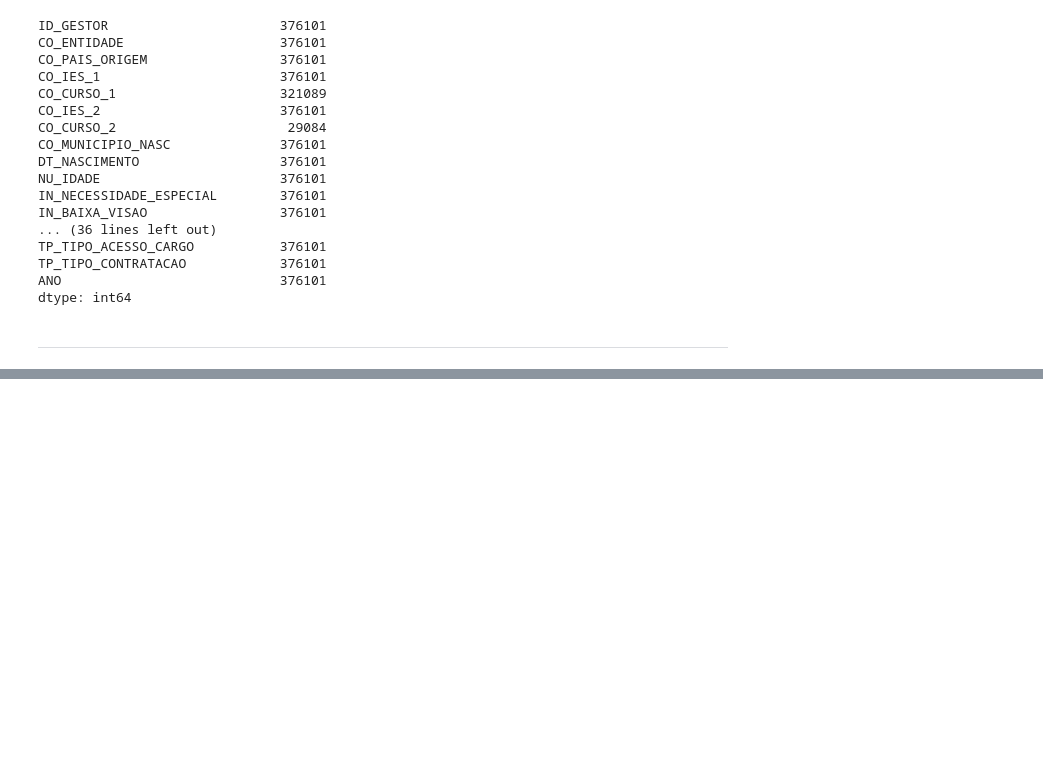
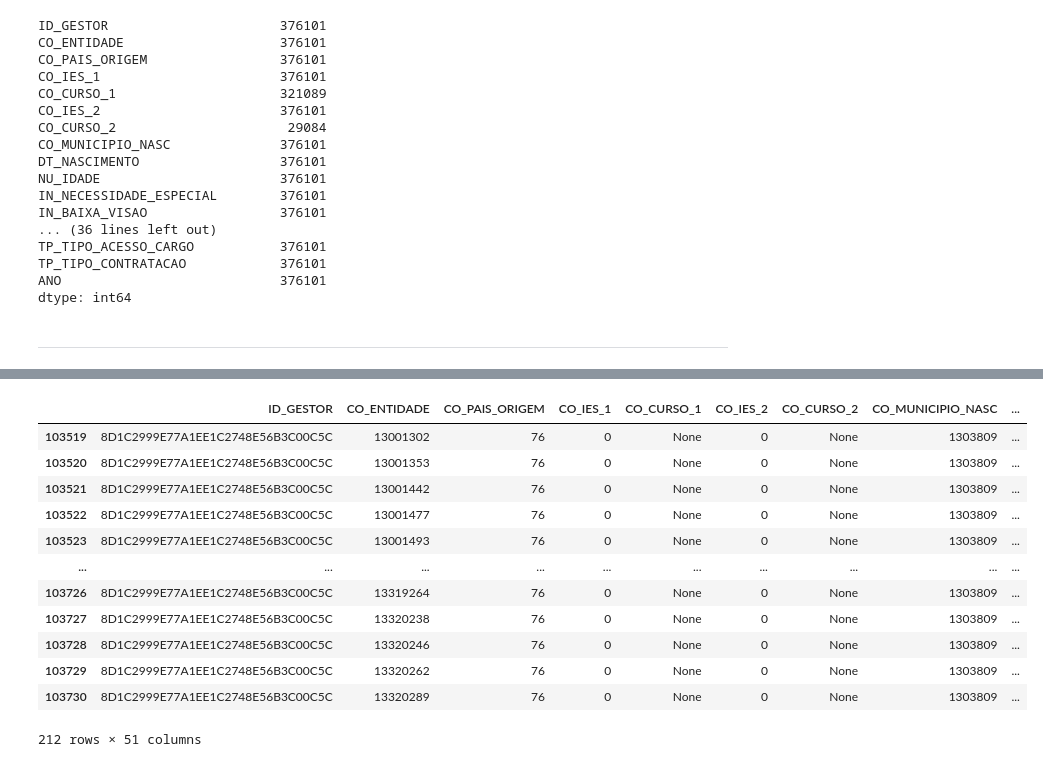
Before and after one commit to Ignorancia-Zero/curso-ciencia-dados, a Jupyter notebook: notebooks/Exploração - Censo Escolar - Gestor.ipynb, the cells around one changed output, grey strips where cells are left out. Saved outputs shown, nothing was run; the diff lists cells and outputs as text; code cells hidden in the pictures; blank space fills up the shorter version.

```diff
--- a/notebooks/Exploração - Censo Escolar - Gestor.ipynb
+++ b/notebooks/Exploração - Censo Escolar - Gestor.ipynb
@@ -161,0 +164,2 @@ dtype: int64
+# %%
+df = pd.read_parquet("../dados/completo/aquisicao/censo_gestor.parquet", filters=[("ANO", "=", 2020)])
@@ -161,0 +183,16 @@ dtype: int64
+# %%
+df.loc[lambda f: f["ID_GESTOR"] == "8D1C2999E77A1EE1C2748E56B3C00C5C"]
+# %% [output]
+|  | ID_GESTOR | CO_ENTIDADE | CO_PAIS_ORIGEM | CO_IES_1 | CO_CURSO_1 | CO_IES_2 | CO_CURSO_2 | CO_MUNICIPIO_NASC | ... |
+| 103519 | 8D1C2999E77A1EE1C2748E56B3C00C5C | 13001302 | 76 | 0 | None | 0 | None | 1303809 | ... |
+| 103520 | 8D1C2999E77A1EE1C2748E56B3C00C5C | 13001353 | 76 | 0 | None | 0 | None | 1303809 | ... |
+| 103521 | 8D1C2999E77A1EE1C2748E56B3C00C5C | 13001442 | 76 | 0 | None | 0 | None | 1303809 | ... |
+| 103522 | 8D1C2999E77A1EE1C2748E56B3C00C5C | 13001477 | 76 | 0 | None | 0 | None | 1303809 | ... |
+| 103523 | 8D1C2999E77A1EE1C2748E56B3C00C5C | 13001493 | 76 | 0 | None | 0 | None | 1303809 | ... |
+| ... | ... | ... | ... | ... | ... | ... | ... | ... | ... |
+| 103726 | 8D1C2999E77A1EE1C2748E56B3C00C5C | 13319264 | 76 | 0 | None | 0 | None | 1303809 | ... |
+| 103727 | 8D1C2999E77A1EE1C2748E56B3C00C5C | 13320238 | 76 | 0 | None | 0 | None | 1303809 | ... |
+| 103728 | 8D1C2999E77A1EE1C2748E56B3C00C5C | 13320246 | 76 | 0 | None | 0 | None | 1303809 | ... |
+| 103729 | 8D1C2999E77A1EE1C2748E56B3C00C5C | 13320262 | 76 | 0 | None | 0 | None | 1303809 | ... |
+| 103730 | 8D1C2999E77A1EE1C2748E56B3C00C5C | 13320289 | 76 | 0 | None | 0 | None | 1303809 | ... |
+212 rows × 51 columns
```
Also changed, not shown: parts of 10 cells of this notebook, 8 other files.
